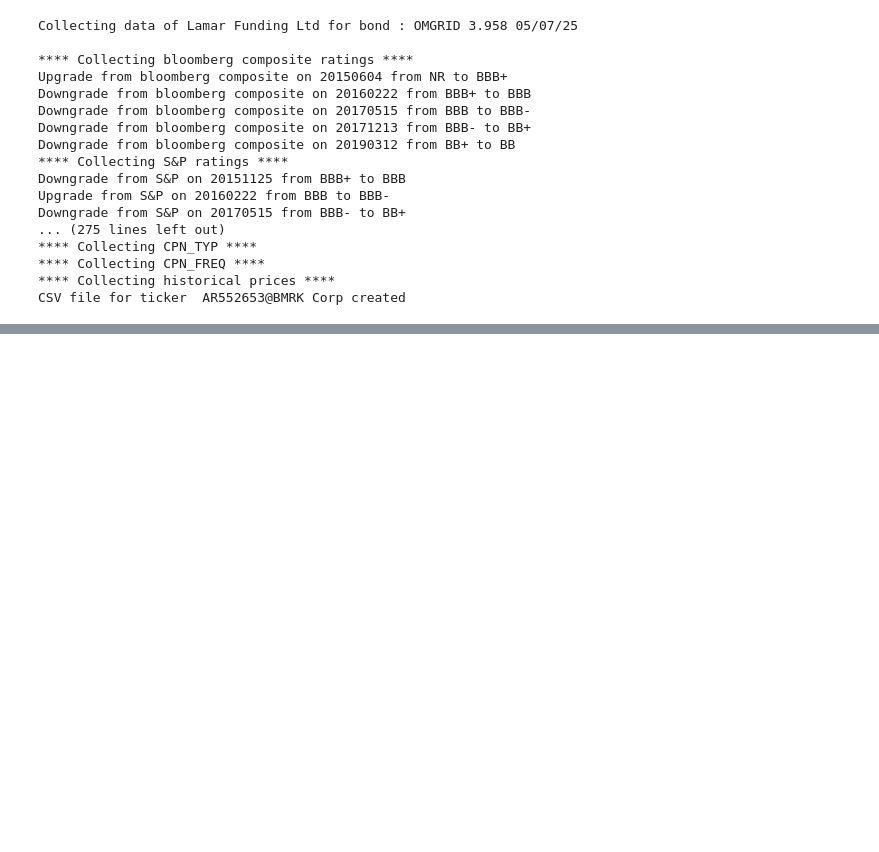
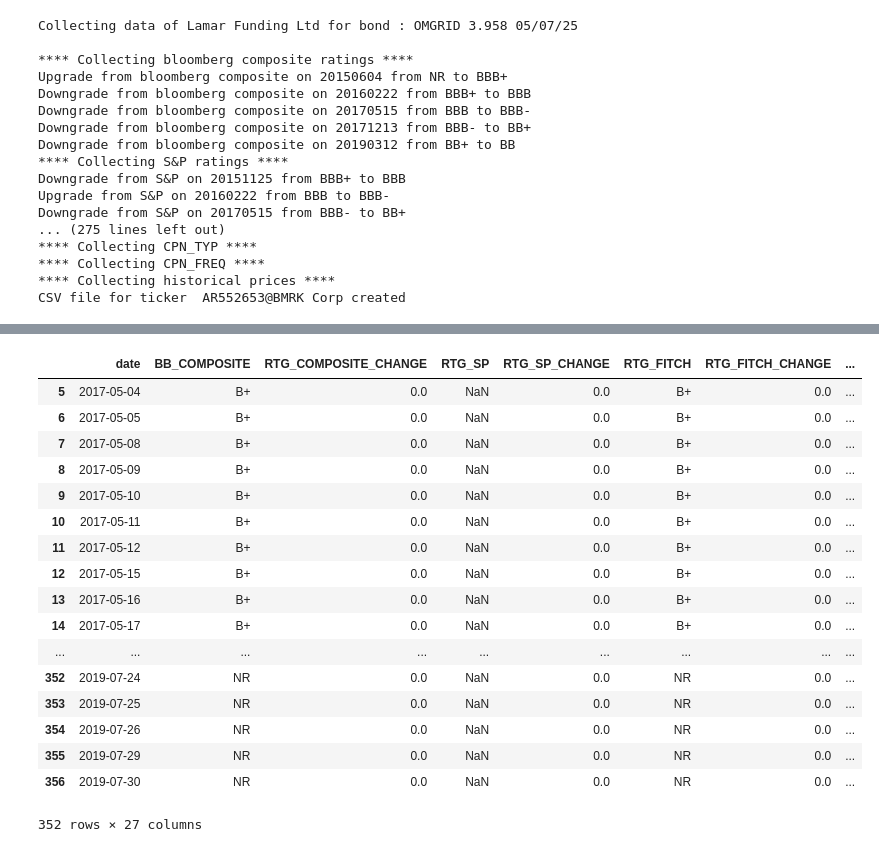
Before and after one commit to fkanoun/Finance-Fixed-Income, a Jupyter notebook: Data_collection_tickers.ipynb, the cells around one changed output, grey strips where cells are left out. Cells and saved outputs as stored; diff of their text form; code cells hidden in the pictures; blank space fills up the shorter version.

```diff
--- a/Data_collection_tickers.ipynb
+++ b/Data_collection_tickers.ipynb
@@ -38,3 +39,15 @@ Downgrade from S&P on 20170515 from BBB- to BB+
 **** Collecting CPN_FREQ ****
 **** Collecting historical prices ****
 CSV file for ticker  AR552653@BMRK Corp created
+# %%
+#Transform maturity static column of dataframe into days to maturity
+for file in os.listdir("Portfolio_data"):
+    if(file!='Temp' and file!='.DS_Store'):
+        print(file)
+        df = pd.read_csv('Portfolio_data/'+file)
+        maturity_date = datetime.strptime(df.iloc[0]['MATURITY'], '%Y-%m-%d')
+        for i in range(0, len(df)):
+            date = datetime.strptime(df.iloc[i]['date'], '%Y-%m-%d')
+            difference = maturity_date-date
+            df.iloc[i,df.columns.get_loc('MATURITY')]=difference.days
+        df.to_csv('Portfolio_data/'+file)
@@ -40,0 +78,11 @@ CSV file for ticker  AR552653@BMRK Corp created
+# %%
+#Add previous day prices as features
+def add_previous_prices(dataframe,number_previous_days):
+    "This function adds previous day price to the Dataframe"
+    for i in range(1,number_previous_days+1):
+        new_column = str(i)+'_'
+        dataframe[new_column]=0
+        for j in range(0,len(dataframe)):
+            if(j>number_previous_days-1):
+                dataframe.iloc[j,df.columns.get_loc(new_column)] = dataframe.iloc[j-i]['PX_LAST']
+    return dataframe[number_previous_days:]
@@ -40,0 +111,21 @@ CSV file for ticker  AR552653@BMRK Corp created
+# %%
+add_previous_prices(df,5)
+# %% [output]
+|  | date | BB_COMPOSITE | RTG_COMPOSITE_CHANGE | RTG_SP | RTG_SP_CHANGE | RTG_FITCH | RTG_FITCH_CHANGE | ... |
+| 5 | 2017-05-04 | B+ | 0.0 | NaN | 0.0 | B+ | 0.0 | ... |
+| 6 | 2017-05-05 | B+ | 0.0 | NaN | 0.0 | B+ | 0.0 | ... |
+| 7 | 2017-05-08 | B+ | 0.0 | NaN | 0.0 | B+ | 0.0 | ... |
+| 8 | 2017-05-09 | B+ | 0.0 | NaN | 0.0 | B+ | 0.0 | ... |
+| 9 | 2017-05-10 | B+ | 0.0 | NaN | 0.0 | B+ | 0.0 | ... |
+| 10 | 2017-05-11 | B+ | 0.0 | NaN | 0.0 | B+ | 0.0 | ... |
+| 11 | 2017-05-12 | B+ | 0.0 | NaN | 0.0 | B+ | 0.0 | ... |
+| 12 | 2017-05-15 | B+ | 0.0 | NaN | 0.0 | B+ | 0.0 | ... |
+| 13 | 2017-05-16 | B+ | 0.0 | NaN | 0.0 | B+ | 0.0 | ... |
+| 14 | 2017-05-17 | B+ | 0.0 | NaN | 0.0 | B+ | 0.0 | ... |
+| ... | ... | ... | ... | ... | ... | ... | ... | ... |
+| 352 | 2019-07-24 | NR | 0.0 | NaN | 0.0 | NR | 0.0 | ... |
+| 353 | 2019-07-25 | NR | 0.0 | NaN | 0.0 | NR | 0.0 | ... |
+| 354 | 2019-07-26 | NR | 0.0 | NaN | 0.0 | NR | 0.0 | ... |
+| 355 | 2019-07-29 | NR | 0.0 | NaN | 0.0 | NR | 0.0 | ... |
+| 356 | 2019-07-30 | NR | 0.0 | NaN | 0.0 | NR | 0.0 | ... |
+352 rows × 27 columns
```
Also changed, not shown: parts of 5 cells of this notebook, 46 other files.
